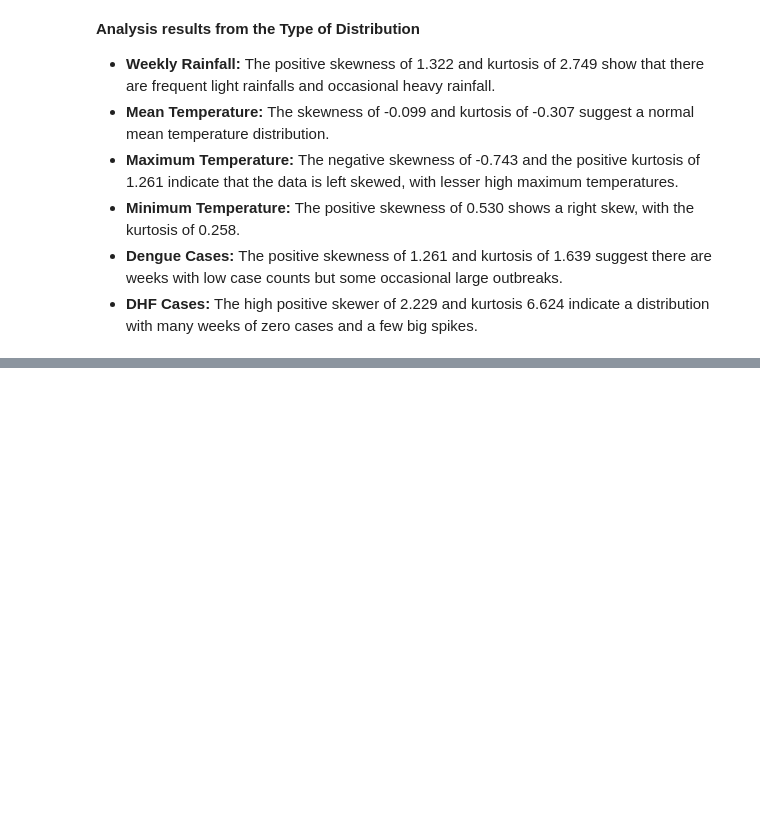
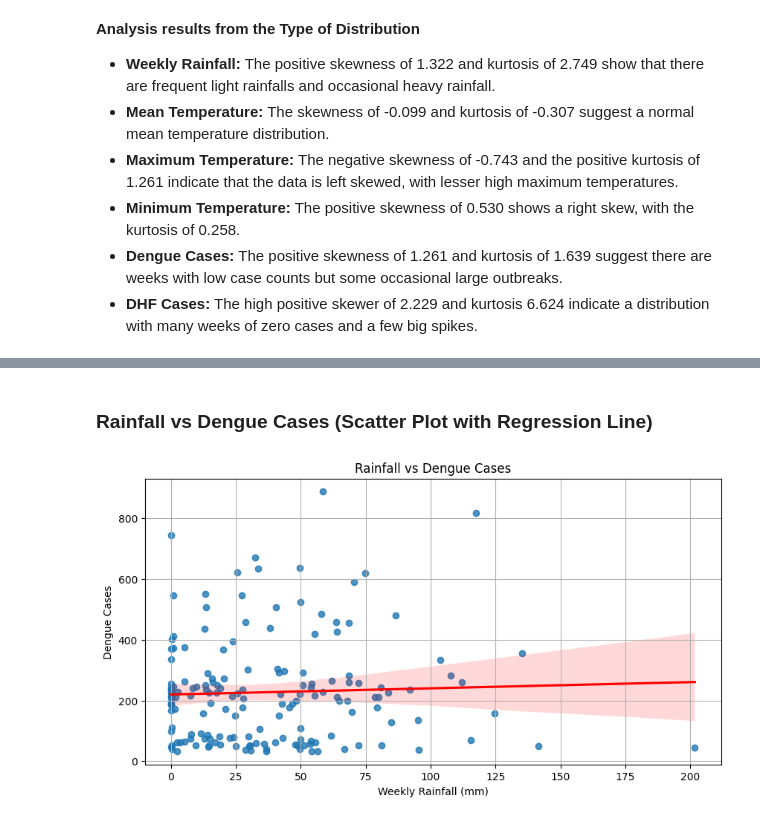
Before and after one commit to Jx1126/ds-midterm, a Jupyter notebook: midterm.ipynb, the cells around one changed output, grey strips where cells are left out. Saved outputs shown, nothing was run; the diff lists cells and outputs as text; code cells hidden in the pictures; blank space fills up the shorter version.

Commit message:
Implemented Scatter Plot with Regression Line and Correlation Heatmap for Task 5

```diff
--- a/midterm.ipynb
+++ b/midterm.ipynb
@@ -371,0 +415,17 @@ for key in key_metrics:
+# %% [markdown]
+### Rainfall vs Dengue Cases (Scatter Plot with Regression Line)
+# %%
+plt.figure(figsize = (10, 5))
+
+# Use the weekly rainfall and dengue cases from the merged dataset to plot the scatter plot
+sns.regplot(data = merged_data, x = 'Weekly Rainfall', y = 'Dengue Cases', line_kws = {"color": "red"})
+
+# Graph properties
+plt.title('Rainfall vs Dengue Cases')
+plt.xlabel('Weekly Rainfall (mm)')
+plt.ylabel('Dengue Cases')
+plt.grid()
+
+plt.show()
+# %% [output]
+[figure, added]
```
Also changed, not shown: parts of 13 cells of this notebook.
